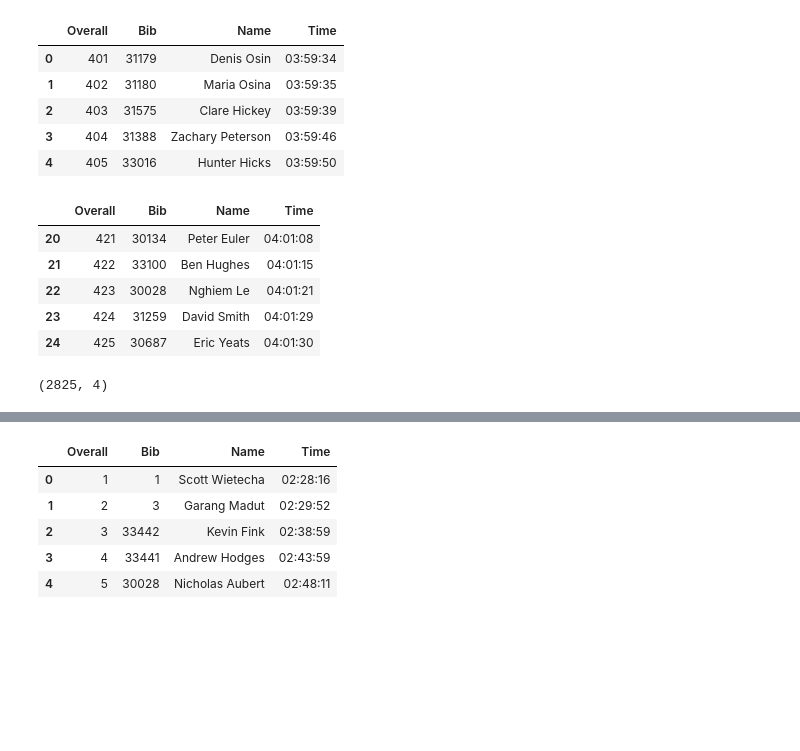
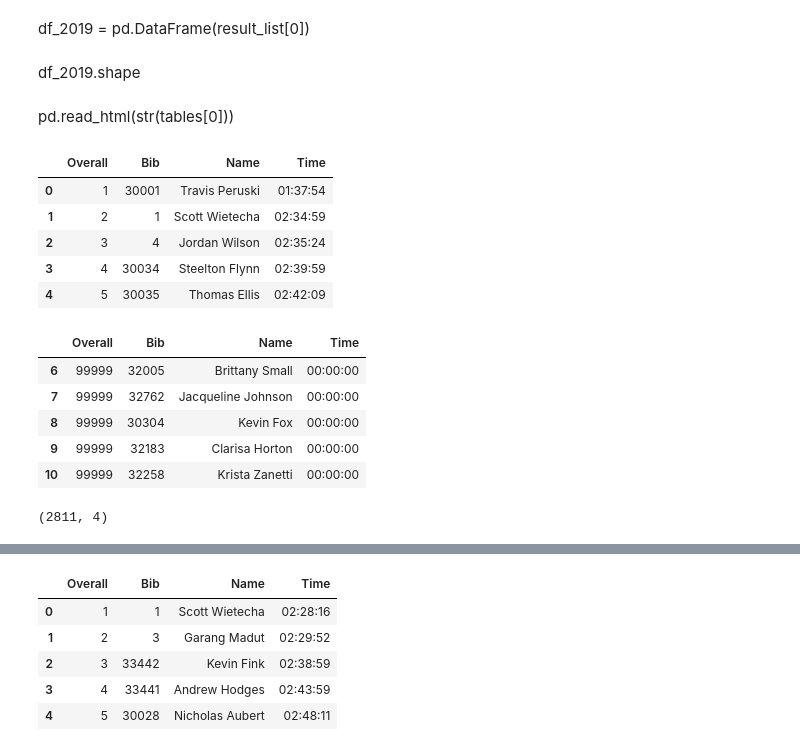
Before and after one commit to RakshandaKaukab05/web-scrapping-marathons, a Jupyter notebook: Marathon.ipynb, the cells around one changed output, grey strips where cells are left out. Saved outputs shown, nothing was run; the diff lists cells and outputs as text; code cells hidden in the pictures; blank space fills up the shorter version.

Commit message:
created dataframe and start anaysis

```diff
--- a/Marathon.ipynb
+++ b/Marathon.ipynb
@@ -30,7 +34,3 @@ half_marathon2019_df = pd.DataFrame(columns = ['Overall','Bib','Name','Time'])
 half_marathon2019_df = pd.DataFrame(columns = ['Overall','Bib','Name','Time'])
 half_marathon2019_df = pd.DataFrame(columns = ['Overall','Bib','Name','Time'])
 half_marathon2019_df = pd.DataFrame(columns = ['Overall','Bib','Name','Time'])
-# %%
-base = url_2019
-page = 17
-url = base + str(page)
@@ -41,3 +36,0 @@ url
-# %%
-result = requests.post(url)
-result.text
@@ -102,26 +56,39 @@ pd.read_html(str(tables[0]))
+# %% [markdown]
+df_2019 = pd.DataFrame(result_list[0])
+# %% [markdown]
+df_2019.shape
+# %% [markdown]
+pd.read_html(str(tables[0]))
 # %%
 marathon2019_df = pd.DataFrame(columns = ['Overall','Bib','Name','Time'])
-for page in range(1, 1+pg_2019):
-    marathon2019_df = marathon2019_df.append(df_2019)
+for page in range(113):
+   base = url_2019
+   page += 1
+   url2019 = base + str(page)
+   result = requests.post(url2019)
+   soup = BS(result.text, 'lxml')
+   tables = soup.find_all("table", attrs = {"class":"table table-responsive table-bordered"})
+   results_list = pd.read_html(str(tables[0]))
+   marathon2019_df = marathon2019_df.append(results_list)
 # %%
 marathon2019_df.head()
 # %% [output]
 |  | Overall | Bib | Name | Time |
-| 0 | 401 | 31179 | Denis Osin | 03:59:34 |
-| 1 | 402 | 31180 | Maria Osina | 03:59:35 |
-| 2 | 403 | 31575 | Clare Hickey | 03:59:39 |
-| 3 | 404 | 31388 | Zachary Peterson | 03:59:46 |
-| 4 | 405 | 33016 | Hunter Hicks | 03:59:50 |
+| 0 | 1 | 30001 | Travis Peruski | 01:37:54 |
+| 1 | 2 | 1 | Scott Wietecha | 02:34:59 |
+| 2 | 3 | 4 | Jordan Wilson | 02:35:24 |
+| 3 | 4 | 30034 | Steelton Flynn | 02:39:59 |
+| 4 | 5 | 30035 | Thomas Ellis | 02:42:09 |
 # %%
-df_2019.tail()
+marathon2019_df.tail()
 # %% [output]
 |  | Overall | Bib | Name | Time |
-| 20 | 421 | 30134 | Peter Euler | 04:01:08 |
-| 21 | 422 | 33100 | Ben Hughes | 04:01:15 |
-| 22 | 423 | 30028 | Nghiem Le | 04:01:21 |
-| 23 | 424 | 31259 | David Smith | 04:01:29 |
-| 24 | 425 | 30687 | Eric Yeats | 04:01:30 |
+| 6 | 99999 | 32005 | Brittany Small | 00:00:00 |
+| 7 | 99999 | 32762 | Jacqueline Johnson | 00:00:00 |
+| 8 | 99999 | 30304 | Kevin Fox | 00:00:00 |
+| 9 | 99999 | 32183 | Clarisa Horton | 00:00:00 |
+| 10 | 99999 | 32258 | Krista Zanetti | 00:00:00 |
 # %%
 marathon2019_df.shape
 # %% [output]
-(2825, 4)
+(2811, 4)
```
Also changed, not shown: parts of 82 cells of this notebook.
